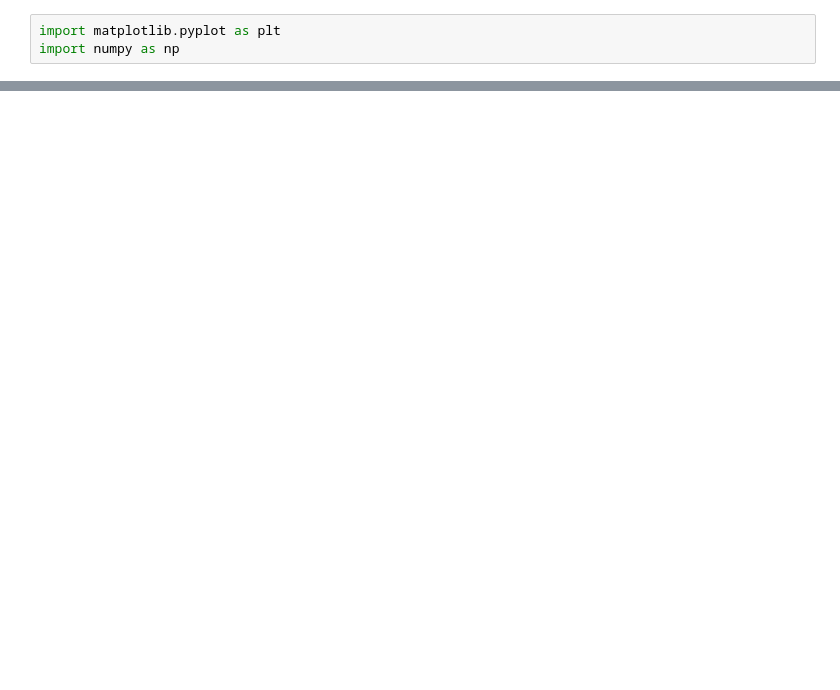
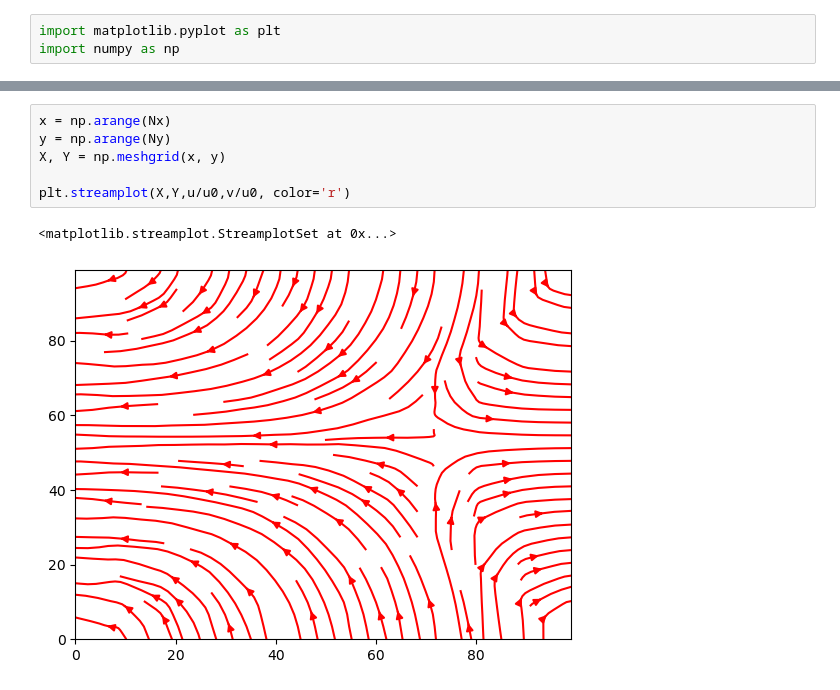
Before and after one commit to ecustfr/latticeboltzmann-python, a Jupyter notebook: LBM_2D_Learn.ipynb, the cells around one changed output, grey strips where cells are left out. Cells and saved outputs as stored; diff of their text form; blank space fills up the shorter version.

```diff
--- a/LBM_2D_Learn.ipynb
+++ b/LBM_2D_Learn.ipynb
@@ -151,0 +130,9 @@ array([[ 2,  3,  4,  5],
+# %%
+x = np.arange(Nx)
+y = np.arange(Ny)
+X, Y = np.meshgrid(x, y)
+
+plt.streamplot(X,Y,u/u0,v/u0, color='r')
+# %% [output]
+<matplotlib.streamplot.StreamplotSet at 0x...>
+[figure, added]
```
Also changed, not shown: parts of 13 cells of this notebook.
